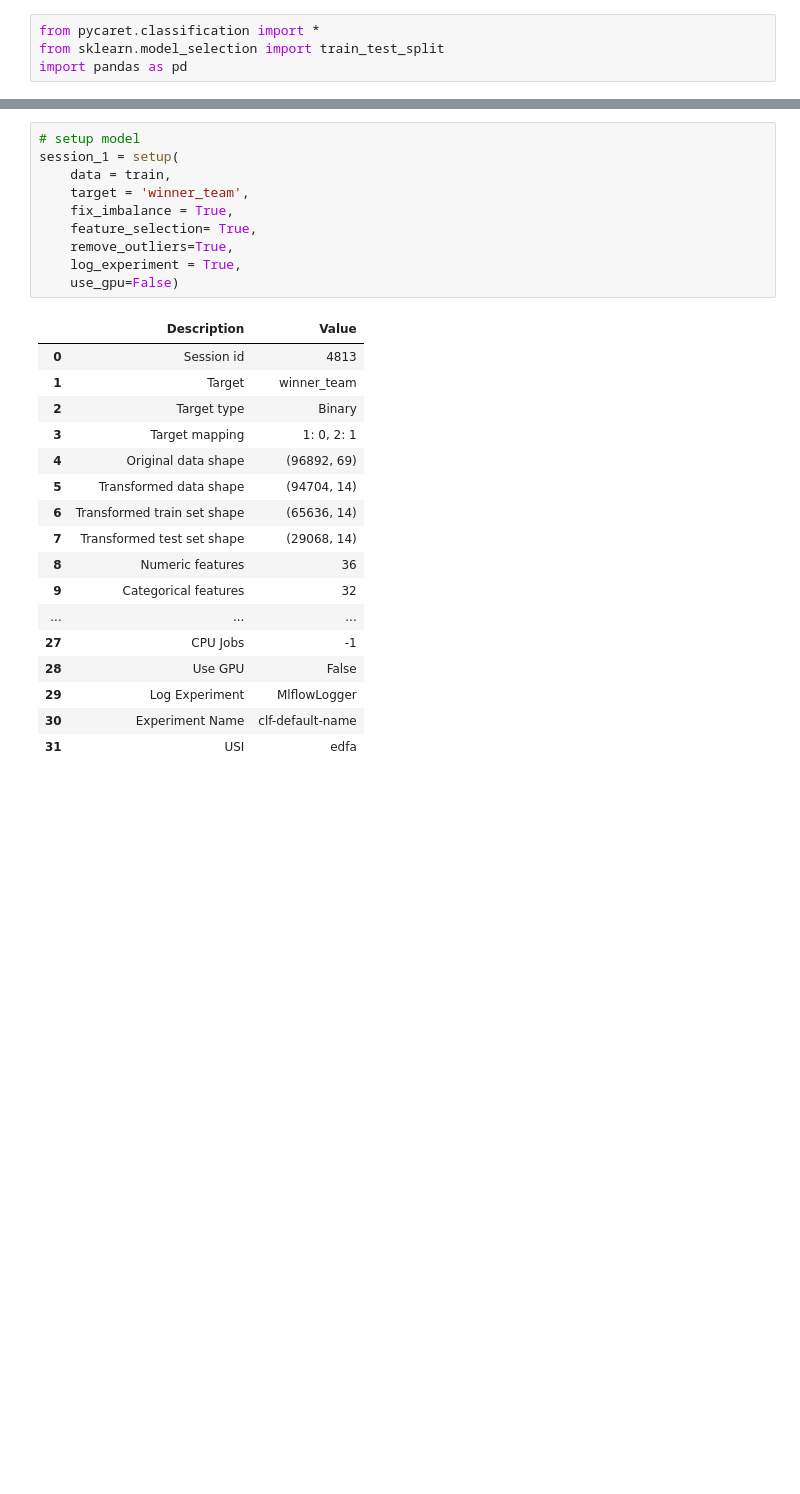
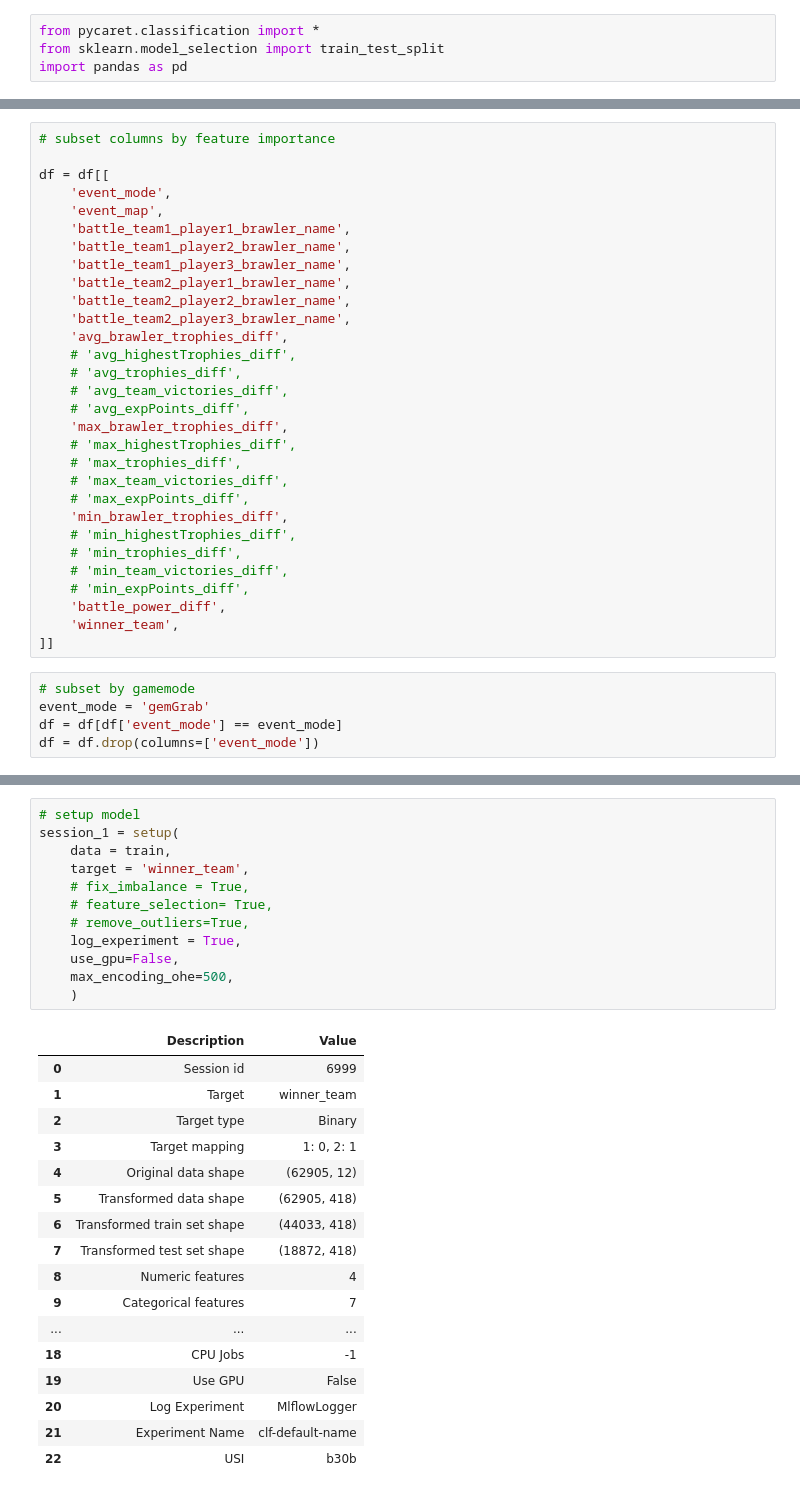
Before and after one commit to aquinteros/BrawlStars_Analytics, a Jupyter notebook: bs_ml_training.ipynb, the cells around one changed output, grey strips where cells are left out. Cells and saved outputs as stored; diff of their text form; blank space fills up the shorter version.

```diff
--- a/bs_ml_training.ipynb
+++ b/bs_ml_training.ipynb
@@ -38,3 +16,38 @@ c:\Users\alniquia\OneDrive - Telefonica\Documents\Projects\BrawlStars_Model\mach
+# %%
+# subset columns by feature importance
+
+df = df[[
+	'event_mode',
+	'event_map',
+	'battle_team1_player1_brawler_name',
+	'battle_team1_player2_brawler_name',
+	'battle_team1_player3_brawler_name',
+	'battle_team2_player1_brawler_name',
+	'battle_team2_player2_brawler_name',
+	'battle_team2_player3_brawler_name',
+	'avg_brawler_trophies_diff',
+	# 'avg_highestTrophies_diff',
+	# 'avg_trophies_diff',
+	# 'avg_team_victories_diff',
+	# 'avg_expPoints_diff',
+	'max_brawler_trophies_diff',
+	# 'max_highestTrophies_diff',
+	# 'max_trophies_diff',
+	# 'max_team_victories_diff',
+	# 'max_expPoints_diff',
+	'min_brawler_trophies_diff',
+	# 'min_highestTrophies_diff',
+	# 'min_trophies_diff',
+	# 'min_team_victories_diff',
+	# 'min_expPoints_diff',
+	'battle_power_diff',
+	'winner_team',
+]]
+# %%
+# subset by gamemode
+event_mode = 'gemGrab'
+df = df[df['event_mode'] == event_mode]
+df = df.drop(columns=['event_mode'])
 # %%
 def split_data(data, test_size, random_state):
 	"""Funcion para dividir el dataset en train y test"""
@@ -58,28 +71,30 @@ test:  (32298, 69)
 # %%
 # setup model
 session_1 = setup(
 	data = train,
 	target = 'winner_team',
-	fix_imbalance = True,
-    feature_selection= True,
-	remove_outliers=True,
+	# fix_imbalance = True,
+    # feature_selection= True,
+	# remove_outliers=True,
 	log_experiment = True,
-    use_gpu=False)
+    use_gpu=False,
+    max_encoding_ohe=500,
+    )
 # %% [output]
 |  | Description | Value |
-| 0 | Session id | 4813 |
+| 0 | Session id | 6999 |
 | 1 | Target | winner_team |
 | 2 | Target type | Binary |
 | 3 | Target mapping | 1: 0, 2: 1 |
-| 4 | Original data shape | (96892, 69) |
-| 5 | Transformed data shape | (94704, 14) |
-| 6 | Transformed train set shape | (65636, 14) |
-| 7 | Transformed test set shape | (29068, 14) |
-| 8 | Numeric features | 36 |
-| 9 | Categorical features | 32 |
+| 4 | Original data shape | (62905, 12) |
+| 5 | Transformed data shape | (62905, 418) |
+| 6 | Transformed train set shape | (44033, 418) |
+| 7 | Transformed test set shape | (18872, 418) |
+| 8 | Numeric features | 4 |
+| 9 | Categorical features | 7 |
 | ... | ... | ... |
-| 27 | CPU Jobs | -1 |
-| 28 | Use GPU | False |
-| 29 | Log Experiment | MlflowLogger |
-| 30 | Experiment Name | clf-default-name |
-| 31 | USI | edfa |
+| 18 | CPU Jobs | -1 |
+| 19 | Use GPU | False |
+| 20 | Log Experiment | MlflowLogger |
+| 21 | Experiment Name | clf-default-name |
+| 22 | USI | b30b |
```
Also changed, not shown: parts of 14 cells of this notebook, 3 other files.
